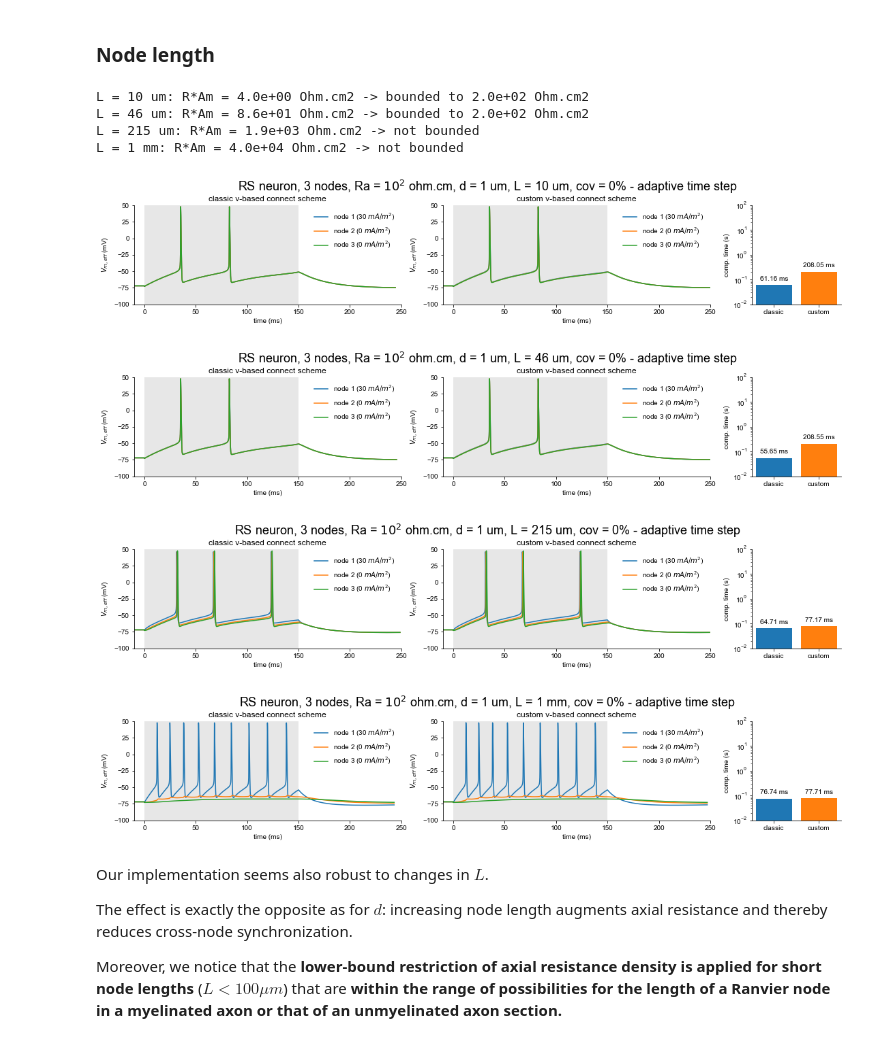
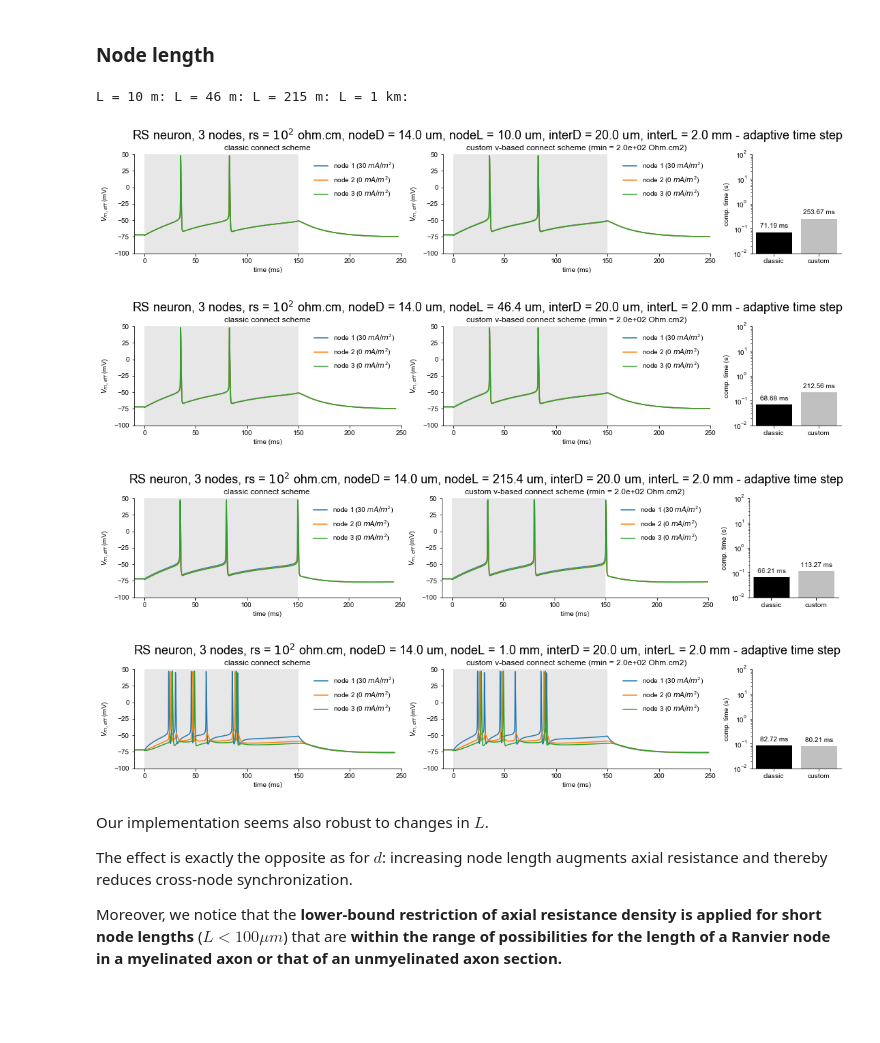
Before and after one commit to tjjlemaire/MorphoSONIC, a Jupyter notebook: notebooks/SONIC 1D - connection scheme validation.ipynb, the cells around one changed output. Saved outputs shown, nothing was run; the diff lists cells and outputs as text; code cells hidden in the pictures; blank space fills up the shorter version.

```diff
--- a/notebooks/SONIC 1D - connection scheme validation.ipynb
+++ b/notebooks/SONIC 1D - connection scheme validation.ipynb
@@ -84,9 +90,11 @@ By default, we will use an adaptive time step (CVODE) method, as we will see lat
 # Model parameters
 neuron = CorticalRS()
 nnodes = 3
-Ra = 1e2  # default order of magnitude found in litterature (Ohm.cm)
-d = 1e-6  # order of magnitude of axon node diameter (m)
-L = 1e-5  # between order of magnitude of axon node length (1 um) and internode length (100um - 1 mm)
+rs = 1e2  # Ohm.cm
+
+# Geometrical parameters taken from SENN model
+fiberD = 20.  # um
+nodeD, nodeL, interD, interL = sennGeometry(fiberD)
 
 # Stimulation parameters
 Astim = 30.0  # mA/m2
@@ -120,10 +142,8 @@ It seems that our custom connection scheme generates axial current densities of
 
 However, it is not necessary to increase the system stiffness to this extent, as higher axial resistance densities (i.e. axial currents of lower magnitude) still allow complete synchronization of the 2 nodes:
 # %%
-for Ra_range in np.array([1, 2, 5, 10]) * 1e4 / 4:
-    Ax = np.pi * (d * 1e2)**2 / 4  # cm2
-    Am = np.pi * (d * 1e2) * (L * 1e2)  # cm2
-    R = Ra_range * (L * 1e2) / Ax  # Ohm
-    print('R*Am = {:.1e} Ohm.cm2'.format(R * Am))
-    fig = compareEStim(neuron, Ra_range, connector, d, L, Astim, tstim, toffset, PRF, DC, nnodes=nnodes)
+connector.verbose = 'all'
+for rs_range in np.array([1, 2, 5, 10]) * 1e4 / 4:
+    print('------ rs = {:.2e} ------.'.format(rs_range))
+    fig = compareEStim(neuron, rs_range, connector, nodeD, nodeL, interD, interL, Astim, tstim, toffset, PRF, DC, nnodes=nnodes, verbose=False)
 # %% [output]
@@ -182,18 +209,15 @@ Our implementation seems robust to change in $d$, even for values *way below* th
 # %% [markdown]
 ### Node length
 # %%
-for L_range in np.logspace(-5, -3, 4):
-    sys.stdout.write('L = {}m: '.format(si_format(L_range, space=' ')))
-    fig = compareEStim(neuron, Ra, connector, d, L_range, Astim, tstim, toffset, PRF, DC, nnodes=nnodes)
+for nodeL_range in np.logspace(1, 3, 4):
+    sys.stdout.write('L = {}m: '.format(si_format(nodeL_range, space=' ')))
+    fig = compareEStim(neuron, rs, connector, nodeD, nodeL_range, interD, interL, Astim, tstim, toffset, PRF, DC, nnodes=nnodes)
 # %% [output]
-L = 10 um: R*Am = 4.0e+00 Ohm.cm2 -> bounded to 2.0e+02 Ohm.cm2
-L = 46 um: R*Am = 8.6e+01 Ohm.cm2 -> bounded to 2.0e+02 Ohm.cm2
-L = 215 um: R*Am = 1.9e+03 Ohm.cm2 -> not bounded
-L = 1 mm: R*Am = 4.0e+04 Ohm.cm2 -> not bounded
+L = 10 m: L = 46 m: L = 215 m: L = 1 km:
-[figure, old version]
+[figure, new version]
-[figure, old version]
+[figure, new version]
-[figure, old version]
+[figure, new version]
-[figure, old version]
+[figure, new version]
 # %% [markdown]
 Our implementation seems also robust to changes in $L$.
 
```
Also changed, not shown: parts of 17 cells of this notebook, 23 other files.
